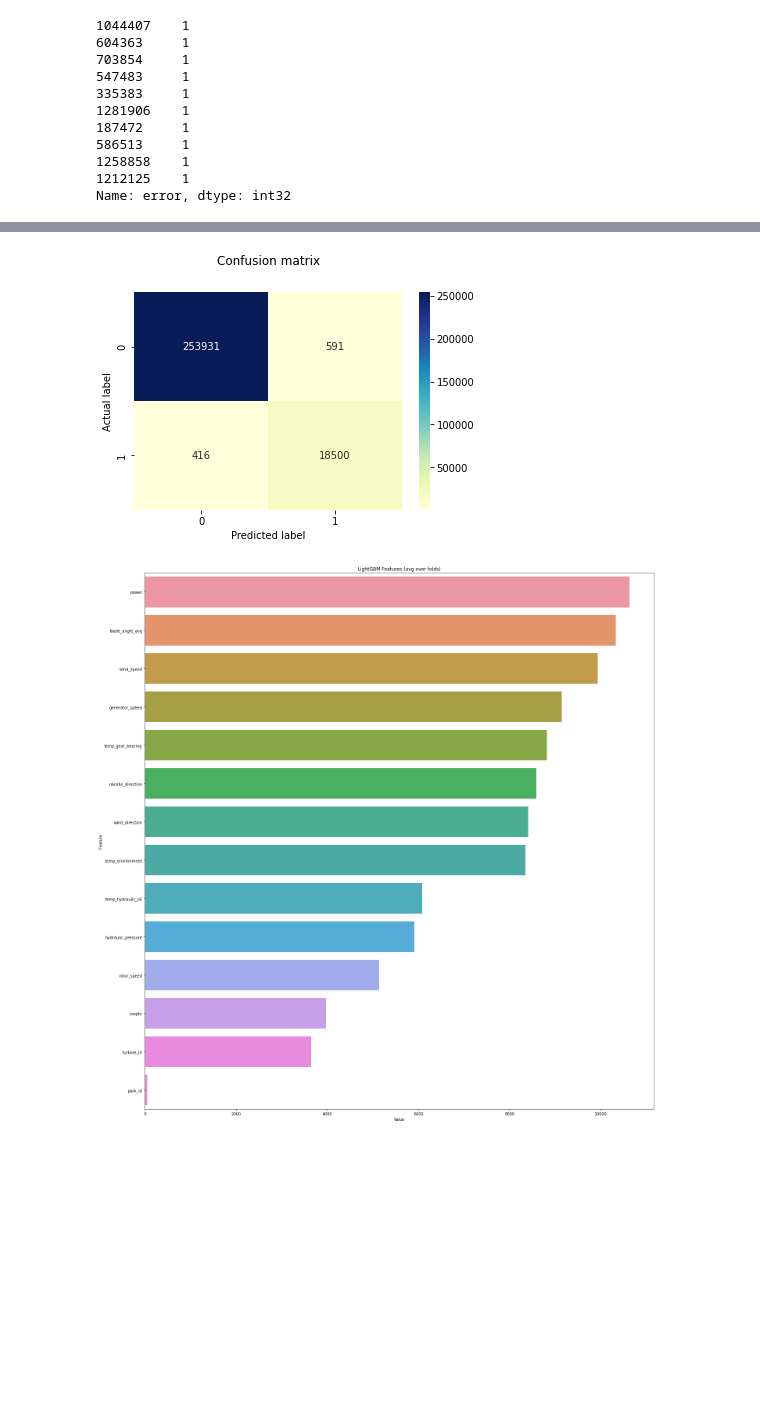
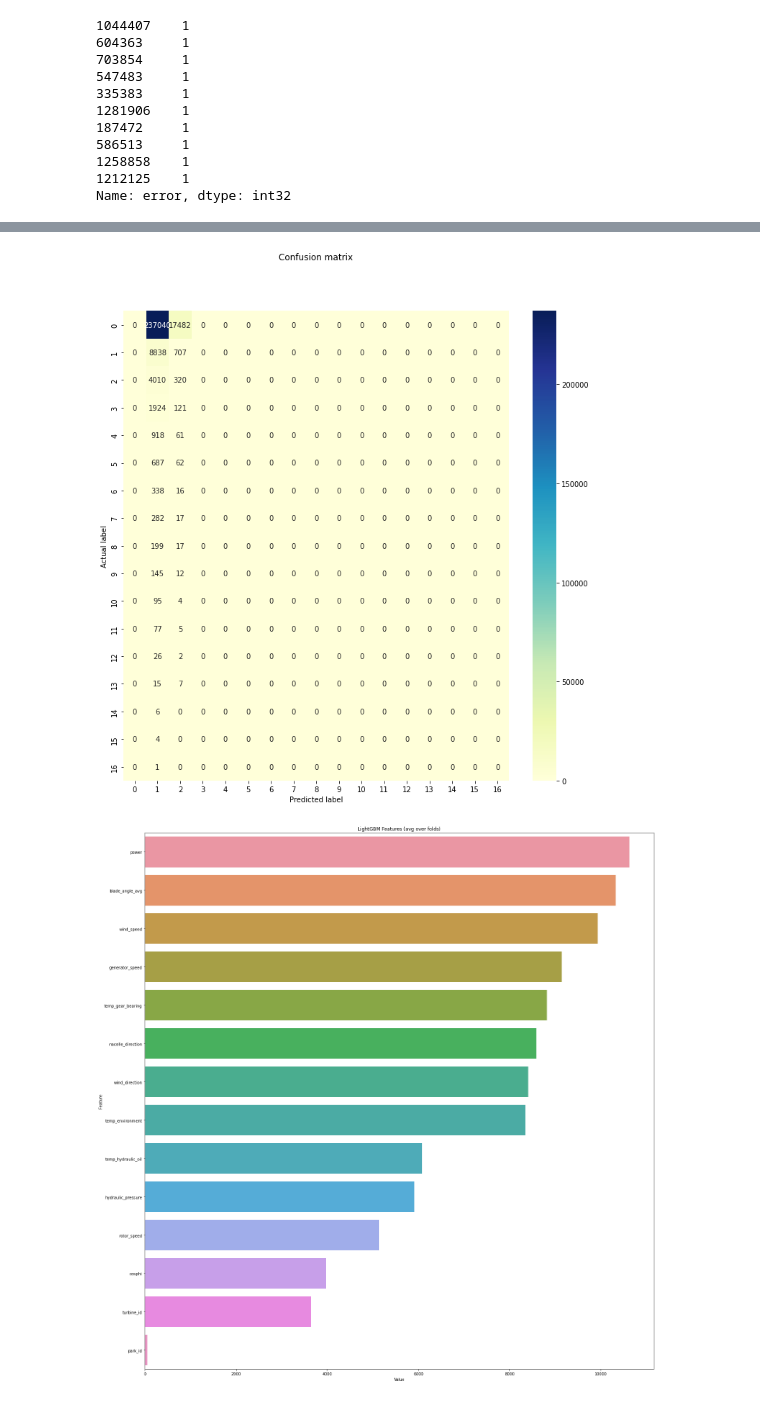
Before and after one commit to tanasr/datathon, a Jupyter notebook: gbm_train_multiclass.ipynb, the cells around one changed output, grey strips where cells are left out. Cells and saved outputs as stored; diff of their text form; code cells hidden in the pictures; blank space fills up the shorter version.

```diff
--- a/gbm_train_multiclass.ipynb
+++ b/gbm_train_multiclass.ipynb
@@ -104,5 +103,3 @@ LGBMClassifier(colsample_bytree=0.8, max_depth=10, metric='logloss',
 y_pred = model.predict_proba(X_test)
 # %%
 ind = np.argmax(y_pred, axis=1)
-# %%
-X_test = X_test[ind==1]
@@ -183,6 +176,6 @@ Training until validation scores don't improve for 50 rounds
 Early stopping, best iteration is:
 [1274]  valid_0's multi_logloss: 0.0145376
 # %%
-y_pred = model_gbm.predict(X_test, raw_score=True)
+y_pred = model_gbm.predict(X_test)
 # %%
 pred = np.argmax(y_pred, axis=1)
@@ -223,3 +211,3 @@ pd.Series(pred).value_counts()
 dtype: int64
 # %%
-y_pred2 = mymodel.predict(X_test)
+y_pred2 = model_gbm.predict(X_test)
@@ -239,16 +258,20 @@ Test's f1: 0.96789
 # %%
 from sklearn import metrics
 def confusion_matrix(y_test, y_pred):
-    df_cm = pd.DataFrame(metrics.confusion_matrix(y_test, y_pred), index = [0,1], columns=[0,1])
+    df_cm = pd.DataFrame(metrics.confusion_matrix(y_test, y_pred))
+    plt.figure(figsize=(12,12))
+
     sns.heatmap(df_cm, annot=True, cmap="YlGnBu", fmt='g')
     plt.title('Confusion matrix', y=1.1)
     plt.ylabel('Actual label')
     plt.xlabel('Predicted label')
     plt.show()
-# %%
-confusion_matrix(y_test,y_pred2)
-# %% [output]
-[figure, removed]
+# %%
+
+
+confusion_matrix(y_test,pred)
+# %% [output]
+[figure, added]
 # %%
 import matplotlib.pyplot as plt
 import seaborn as sns
```
Also changed, not shown: parts of 13 cells of this notebook, 3 other files.
